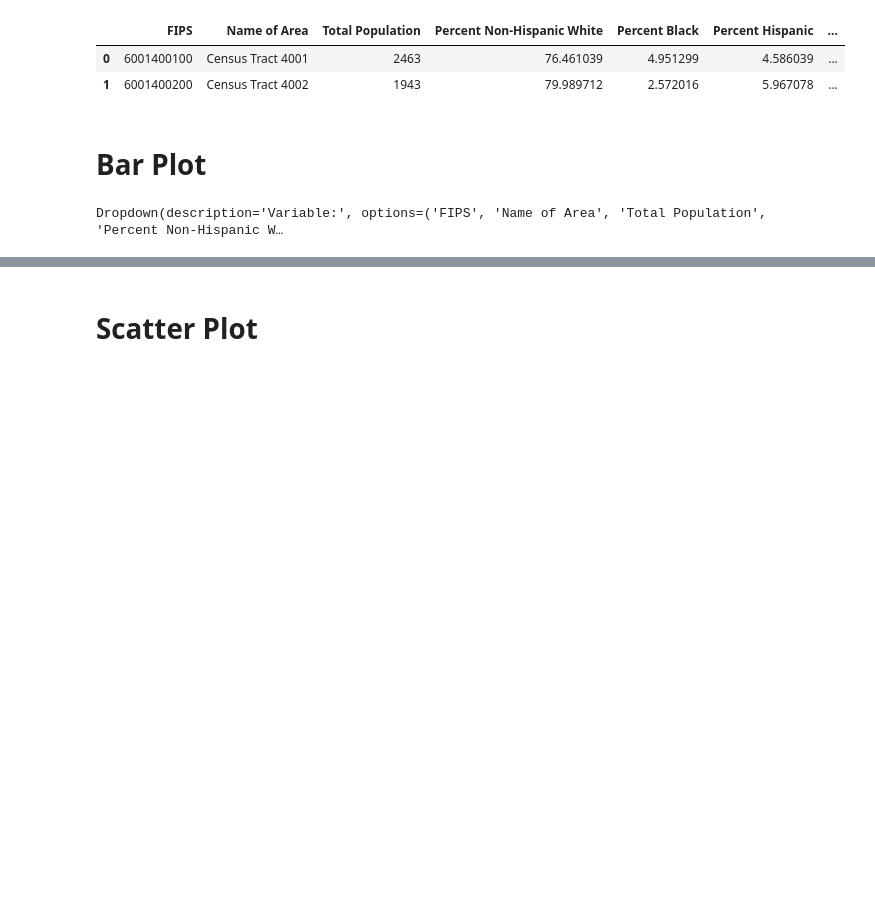
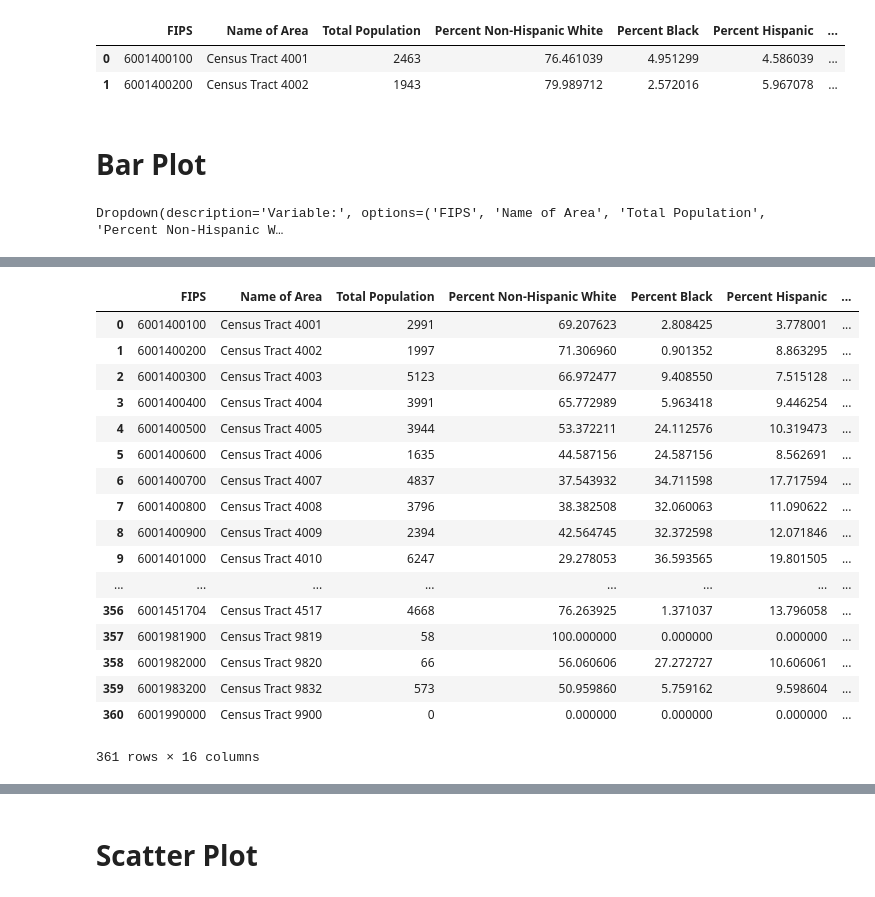
Before and after one commit to ds-modules/CP-113B, a Jupyter notebook: Widgets_AbdoulAziz.ipynb, the cells around one changed output, grey strips where cells are left out. Cells and saved outputs as stored; diff of their text form; code cells hidden in the pictures; blank space fills up the shorter version.

```diff
--- a/Widgets_AbdoulAziz.ipynb
+++ b/Widgets_AbdoulAziz.ipynb
@@ -94,0 +105,29 @@ Diff_df
+# %%
+alameda = geojson.load(open("alameda-2010.geojson"))
+df_alameda = pd.DataFrame(data=alameda)
+test = df_alameda['features'][0]
+census_tracts_df = []
+for feature in df_2017_graph['Name of Area']:
+    census_tracts_df.append(re.findall(r'(Census Tract \d*)', str(feature))[0])
+df_2017_graph['Name of Area'] =census_tracts_df
+# %%
+df_2017_graph
+# %% [output]
+|  | FIPS | Name of Area | Total Population | Percent Non-Hispanic White | Percent Black | Percent Hispanic | ... |
+| 0 | 6001400100 | Census Tract 4001 | 2991 | 69.207623 | 2.808425 | 3.778001 | ... |
+| 1 | 6001400200 | Census Tract 4002 | 1997 | 71.306960 | 0.901352 | 8.863295 | ... |
+| 2 | 6001400300 | Census Tract 4003 | 5123 | 66.972477 | 9.408550 | 7.515128 | ... |
+| 3 | 6001400400 | Census Tract 4004 | 3991 | 65.772989 | 5.963418 | 9.446254 | ... |
+| 4 | 6001400500 | Census Tract 4005 | 3944 | 53.372211 | 24.112576 | 10.319473 | ... |
+| 5 | 6001400600 | Census Tract 4006 | 1635 | 44.587156 | 24.587156 | 8.562691 | ... |
+| 6 | 6001400700 | Census Tract 4007 | 4837 | 37.543932 | 34.711598 | 17.717594 | ... |
+| 7 | 6001400800 | Census Tract 4008 | 3796 | 38.382508 | 32.060063 | 11.090622 | ... |
+| 8 | 6001400900 | Census Tract 4009 | 2394 | 42.564745 | 32.372598 | 12.071846 | ... |
+| 9 | 6001401000 | Census Tract 4010 | 6247 | 29.278053 | 36.593565 | 19.801505 | ... |
+| ... | ... | ... | ... | ... | ... | ... | ... |
+| 356 | 6001451704 | Census Tract 4517 | 4668 | 76.263925 | 1.371037 | 13.796058 | ... |
+| 357 | 6001981900 | Census Tract 9819 | 58 | 100.000000 | 0.000000 | 0.000000 | ... |
+| 358 | 6001982000 | Census Tract 9820 | 66 | 56.060606 | 27.272727 | 10.606061 | ... |
+| 359 | 6001983200 | Census Tract 9832 | 573 | 50.959860 | 5.759162 | 9.598604 | ... |
+| 360 | 6001990000 | Census Tract 9900 | 0 | 0.000000 | 0.000000 | 0.000000 | ... |
+361 rows × 16 columns
```
Also changed, not shown: parts of 19 cells of this notebook.
